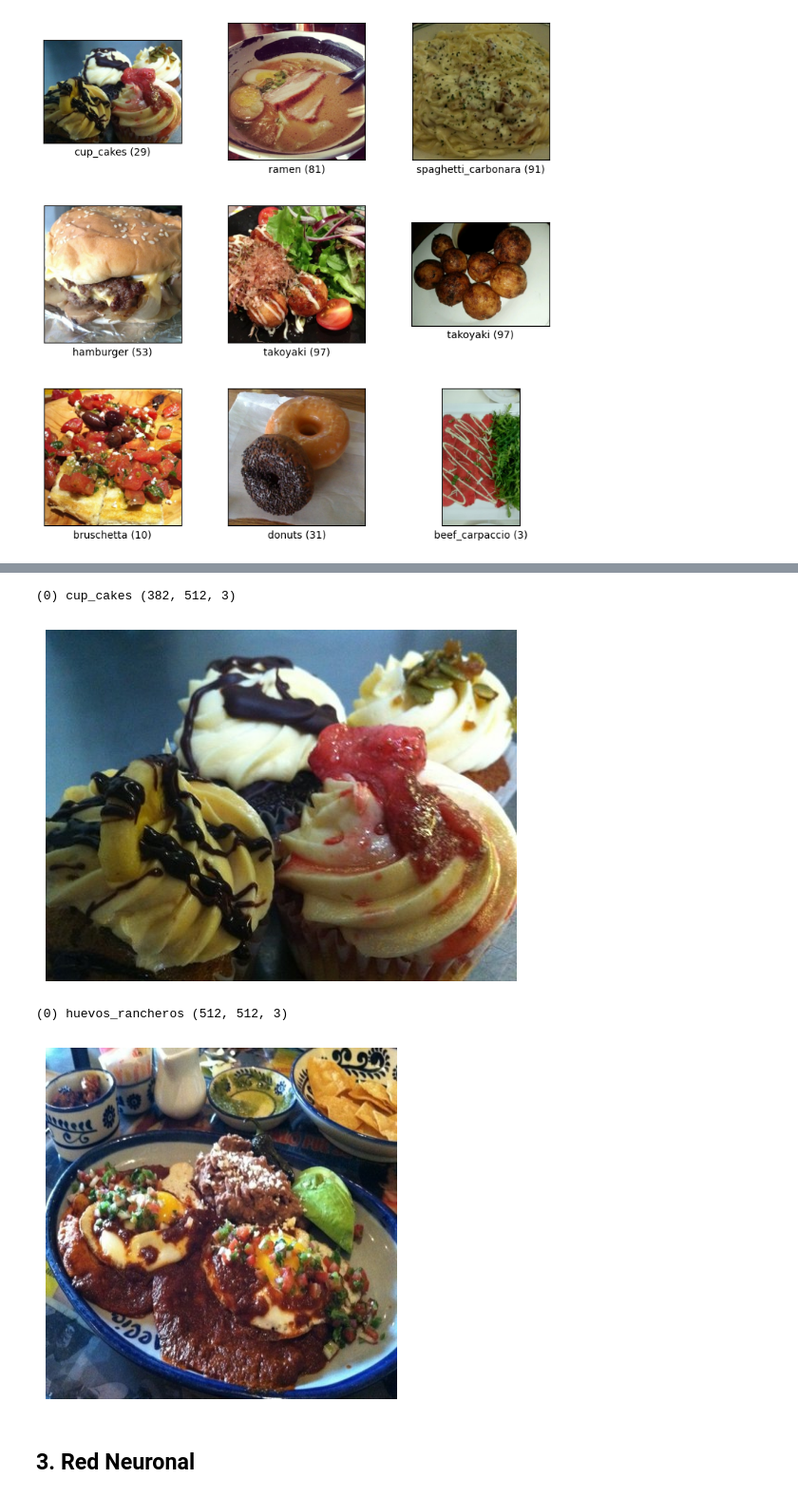
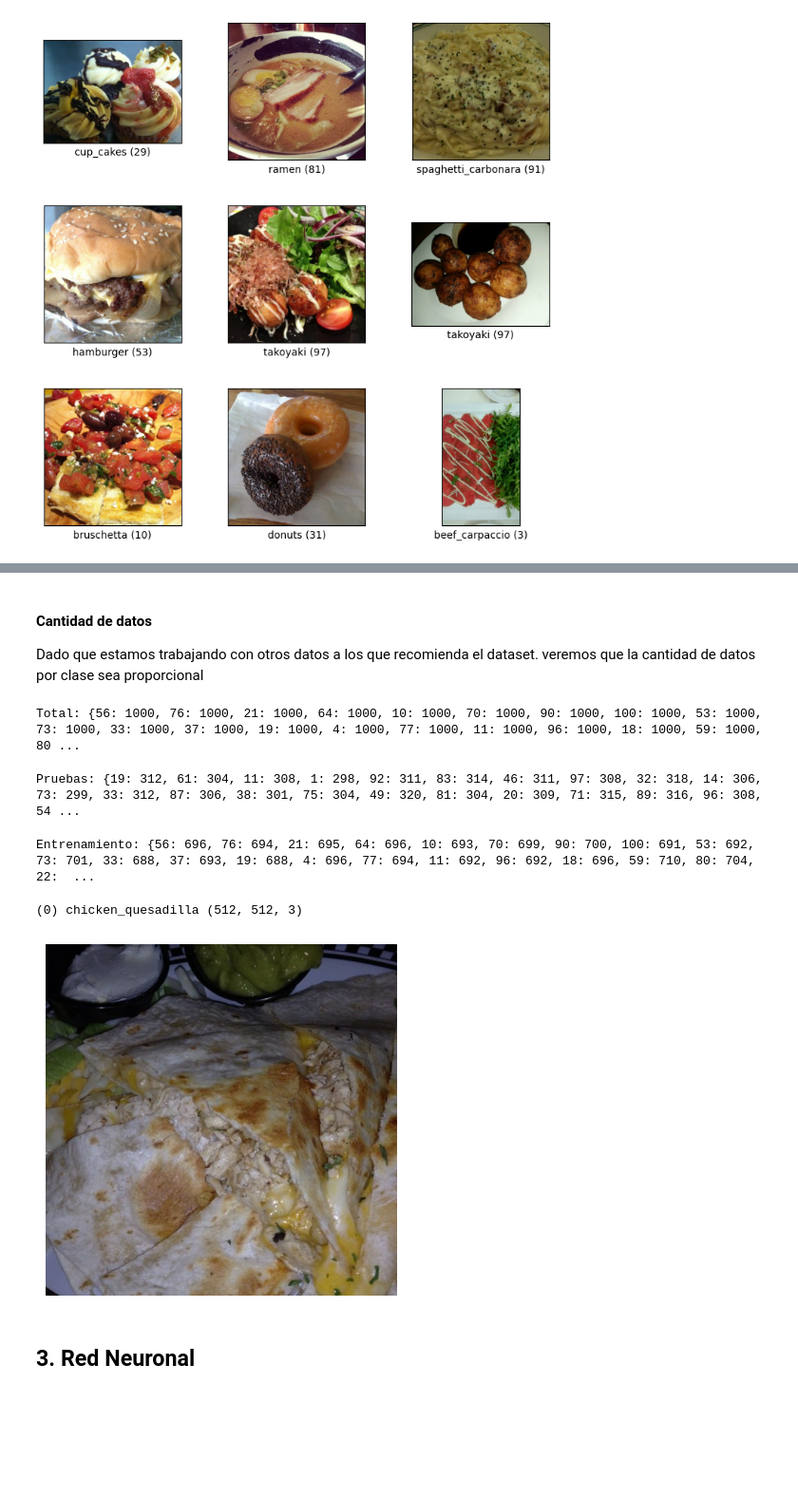
Before and after one commit to SirYorch/IA_CNN, a Jupyter notebook: CNN.ipynb, the cells around one changed output, grey strips where cells are left out. Shown at 95% size. Saved outputs shown, nothing was run; the diff lists cells and outputs as text; code cells hidden in the pictures; blank space fills up the shorter version.

```diff
--- a/CNN.ipynb
+++ b/CNN.ipynb
@@ -53,9 +60,11 @@ from keras.layers import Flatten, Dense
 import numpy as np
 from PIL import Image
 # %%
-
-with open("food-101/meta/train.txt") as f:
-    train_files = [os.path.join("food-101/images", line.strip() + ".jpg") for line in f]
-
-with open("food-101/meta/test.txt") as f:
-    test_files = [os.path.join("food-101/images", line.strip() + ".jpg") for line in f]
+#Carga del dataset
+data = tfds.load('food101', split='train+validation', as_supervised=True)
+data1 = tf.keras.utils.image_dataset_from_directory(
+    "food-101/images",
+    image_size=(224, 224),
+    batch_size=1,
+    shuffle=False,
+)
@@ -75,14 +85,0 @@ Un solo dato
-# %%
-#obteniendolo directamente del sistema operativo.
-
-index = 1
-image_path = train_files[index]
-class_name = os.path.basename(os.path.dirname(image_path))
-image = Image.open(image_path)
-
-
-
-plt.imshow(image)
-plt.axis('off')
-plt.title(f"Índice: {index}\nClase: {class_name}\nDimensiones: {image.size}")
-plt.show()
@@ -114,0 +100,5 @@ print()
+# %%
+
+totalEntrenamiento = int(70000)
+x_train = data.take(totalEntrenamiento)
+x_test = data.skip(totalEntrenamiento)
@@ -114,0 +107,3 @@ print()
+# %% [markdown]
+#### Cantidad de datos
+Dado que estamos trabajando con otros datos a los que recomienda el dataset. veremos que la cantidad de datos por clase sea proporcional
@@ -115,23 +119,29 @@ print()
+# %%
+frecuencias = contarCategorias(data)
+print("Total: "+ str(frecuencias))
+# %% [output]
+Total: {56: 1000, 76: 1000, 21: 1000, 64: 1000, 10: 1000, 70: 1000, 90: 1000, 100: 1000, 53: 1000, 73: 1000, 33: 1000, 37: 1000, 19: 1000, 4: 1000, 77: 1000, 11: 1000, 96: 1000, 18: 1000, 59: 1000, 80 ...
+# %%
+print("Pruebas: "+ str(contarCategorias(x_test)))
+# %% [output]
+Pruebas: {19: 312, 61: 304, 11: 308, 1: 298, 92: 311, 83: 314, 46: 311, 97: 308, 32: 318, 14: 306, 73: 299, 33: 312, 87: 306, 38: 301, 75: 304, 49: 320, 81: 304, 20: 309, 71: 315, 89: 316, 96: 308, 54 ...
+# %%
+print("Entrenamiento: "+ str(contarCategorias(x_train)))
+# %% [output]
+Entrenamiento: {56: 696, 76: 694, 21: 695, 64: 696, 10: 693, 70: 699, 90: 700, 100: 691, 53: 692, 73: 701, 33: 688, 37: 693, 19: 688, 4: 696, 77: 694, 11: 692, 96: 692, 18: 696, 59: 710, 80: 704, 22:  ...
 # %%
-#Se utilizan los mismos dataset que antes, pero en un for que toma los que quiero
-for i, (image, label) in enumerate(ds_validation.take(1)):
-    print(f"({i}) {builder.info.features['label'].int2str(label)} {image.shape}") #Imprimo su posicion, label, y dimensiones
-    plt.imshow(image)
-    plt.axis("off")
-    plt.show()
-    print()
-for i, (image, label) in enumerate(ds_train.take(1)):
+
+
+for i, (image, label) in enumerate(x_test.take(1)):
     print(f"({i}) {builder.info.features['label'].int2str(label)} {image.shape}") #Imprimo su posicion, label, y dimensiones
     plt.imshow(image)
 
     plt.axis("off")
     plt.show()
     print()
 # %% [output]
-(0) cup_cakes (382, 512, 3)
+(0) chicken_quesadilla (512, 512, 3)
-[figure, old version]
+[figure, new version]
-(0) huevos_rancheros (512, 512, 3)
-[figure, removed]
 # %% [markdown]
 ## 3. Red Neuronal
 # %% [markdown]
```
Also changed, not shown: parts of 30 cells of this notebook, 2 other files.
